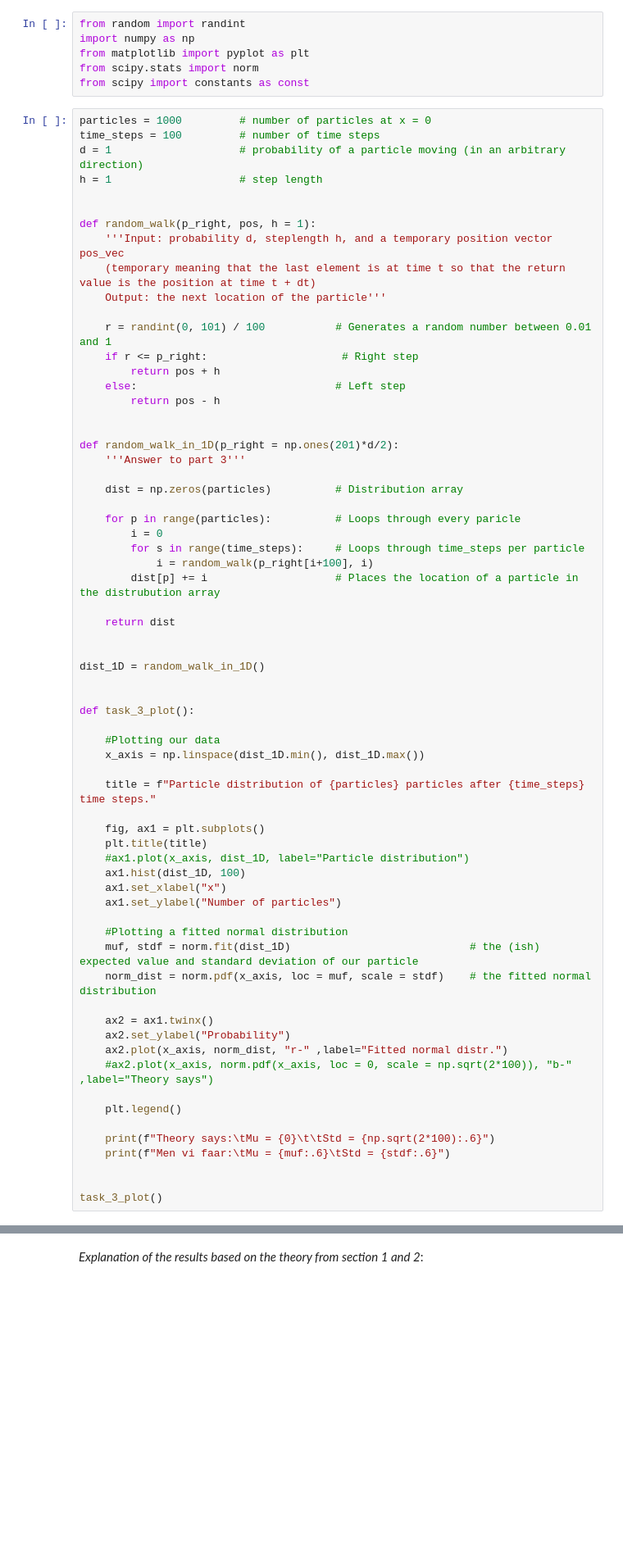
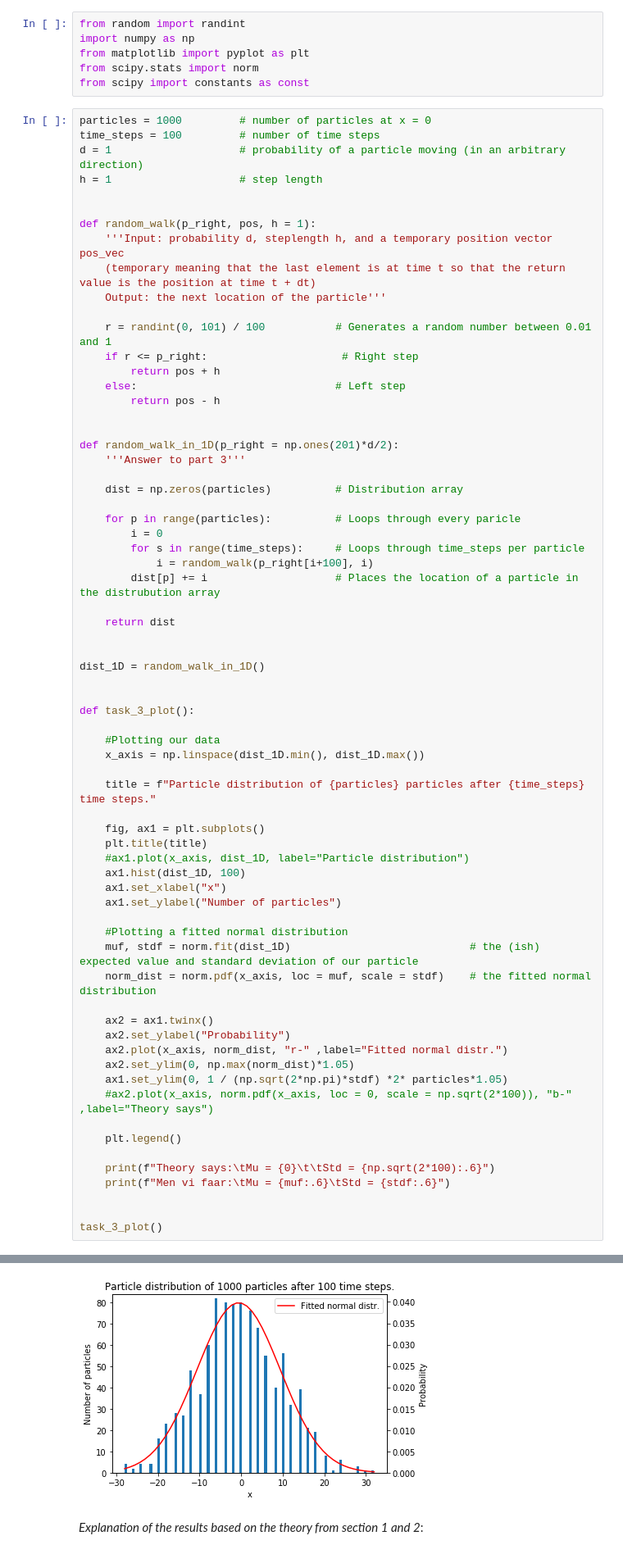
Before and after one commit to marliu97/VitberProsjekt3, a Jupyter notebook: Prosjekt3.ipynb, the cells around one changed output, grey strips where cells are left out. Shown: that part at 82% size. Saved outputs shown, nothing was run; the diff lists cells and outputs as text; blank space fills up the shorter version.

Commit message:
Fixed y axis alignement in task 3 plot

```diff
--- a/Prosjekt3.ipynb
+++ b/Prosjekt3.ipynb
@@ -123,6 +123,8 @@ def task_3_plot():
     ax2 = ax1.twinx()
     ax2.set_ylabel("Probability")
     ax2.plot(x_axis, norm_dist, "r-" ,label="Fitted normal distr.")
+    ax2.set_ylim(0, np.max(norm_dist)*1.05)
+    ax1.set_ylim(0, 1 / (np.sqrt(2*np.pi)*stdf) *2* particles*1.05)
     #ax2.plot(x_axis, norm.pdf(x_axis, loc = 0, scale = np.sqrt(2*100)), "b-" ,label="Theory says")
 
     plt.legend()
@@ -132,3 +134,4 @@ def task_3_plot():
 
 
 task_3_plot()
+# %% [output]
@@ -135,3 +140,4 @@ task_3_plot()
+[figure, added]
 # %% [markdown]
 *Explanation of the results based on the theory from section 1 and 2*:
 # %% [markdown]
```
Also changed, not shown: parts of 4 cells of this notebook.
